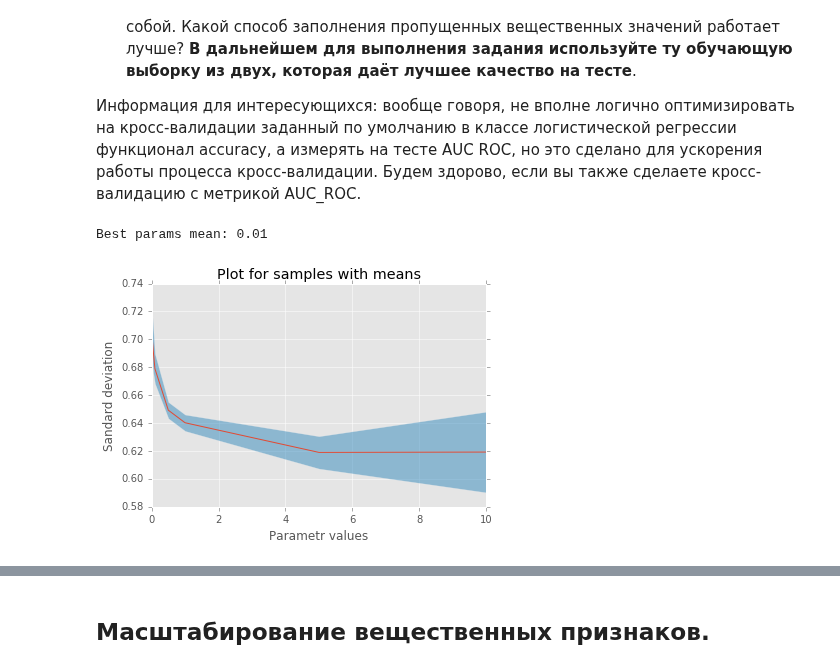
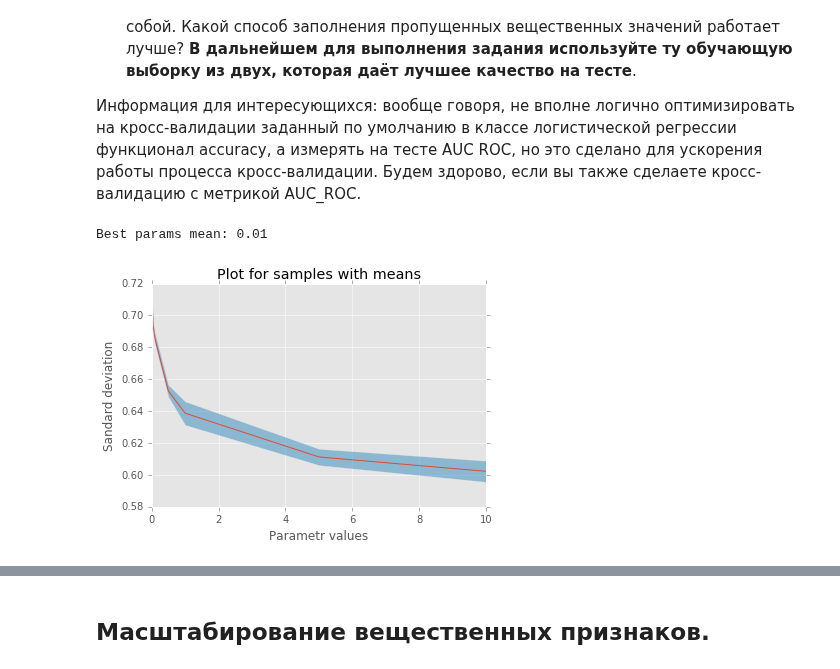
Before and after one commit to dbulgakov/HSE_DataMiningHW, a Jupyter notebook: DataAnalysis/Homeworks/Solutions/HW5/HW5_solution.ipynb, the cells around one changed output, grey strips where cells are left out. Drawn from its saved outputs; the diff is of its cells as text; code cells hidden in the pictures.

```diff
--- a/DataAnalysis/Homeworks/Solutions/HW5/HW5_solution.ipynb
+++ b/DataAnalysis/Homeworks/Solutions/HW5/HW5_solution.ipynb
@@ -242,21 +242,21 @@ optimizer = GridSearchCV(estimator, param_grid, cv = cv, n_jobs = -1)
 # %%
 # Working with samples with mean values.
 
 # Fitting optimizer
 fitted_m = optimizer.fit(X_train_m, y_train)
 print('Best params mean:', optimizer.best_params_['C'])
 
 # Predicting on test samples
-predict_m = optimizer.predict(X_test_m)
+predict_m = optimizer.predict_proba(X_test_m)
 
 # Getting AUC ROC score
-auc_m = roc_auc_score(y_test, predict_m)
+auc_m = roc_auc_score(y_test, predict_m[:, 1])
 
 # Creating plot
 create_plot(optimizer.grid_scores_, 'Plot for samples with means')
 # %% [output]
 Best params mean: 0.01
-[figure, old version]
+[figure, new version]
 # %%
 # Working with samples with zero values.
 
```
Also changed, not shown: parts of 8 cells of this notebook.
